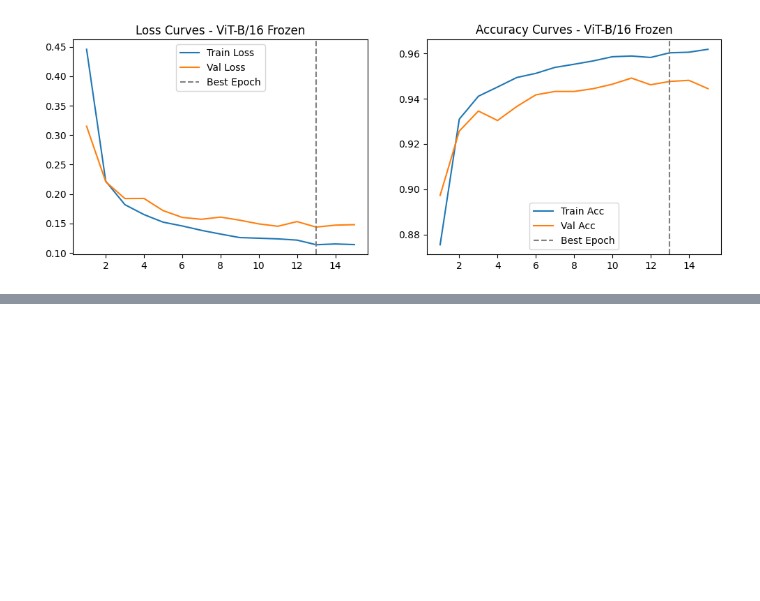
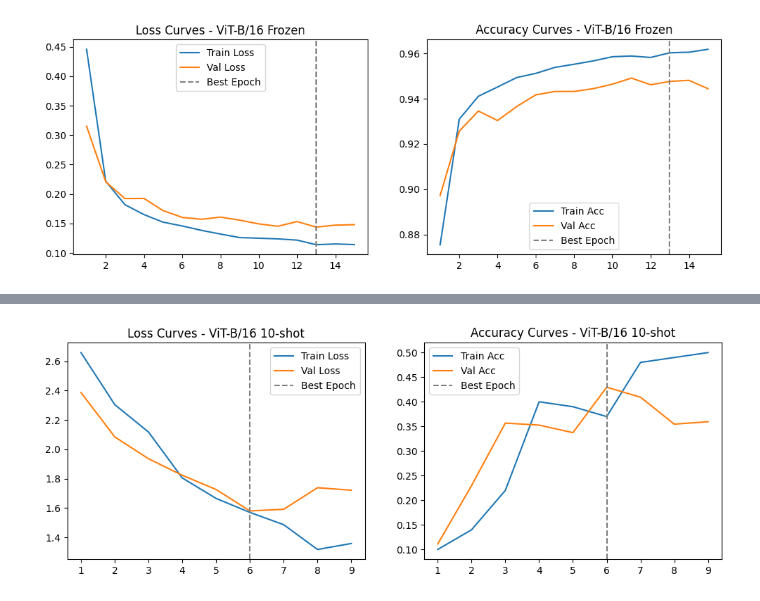
Before and after one commit to dboutzounis/Satellite-Data-Comparative-Study, a Jupyter notebook: satellite_image_classification.ipynb, the cells around one changed output, grey strips where cells are left out. Cells and saved outputs as stored; diff of their text form; code cells hidden in the pictures; blank space fills up the shorter version.

```diff
--- a/satellite_image_classification.ipynb
+++ b/satellite_image_classification.ipynb
@@ -751,0 +834,41 @@ plot_train_curves(results_vit_frozen, "ViT-B/16 Frozen")
+# %%
+batch_size_vit = 32
+
+train_10shot_vit = Subset(
+    datasets.EuroSAT(root="./data", transform=train_transform_vit),
+    train_10shot_idx,
+)
+
+train_loader_vit_10shot = DataLoader(
+    train_10shot_vit, batch_size=batch_size_vit, shuffle=True, num_workers=2
+)
+
+train_5shot_vit = Subset(
+    datasets.EuroSAT(root="./data", transform=train_transform_vit),
+    train_5shot_idx,
+)
+
+train_loader_vit_5shot = DataLoader(
+    train_5shot_vit, batch_size=batch_size_vit, shuffle=True, num_workers=2
+)
+# %%
+reproducibility()
+
+vit_10shot = models.vit_b_16(weights=models.ViT_B_16_Weights.IMAGENET1K_V1)
+in_features = vit_10shot.heads.head.in_features
+vit_10shot.heads.head = nn.Linear(in_features, num_classes)
+vit_10shot = vit_10shot.to(device)
+
+criterion = nn.CrossEntropyLoss()
+
+optimizer = optim.AdamW(vit_10shot.parameters(), 3e-4)
+
+results_vit_10shot = train_model(
+    model=vit_10shot,
+    train_loader=train_loader_vit_10shot,
+    val_loader=val_loader_vit,
+    test_loader=test_loader_vit,
+    optimizer=optimizer,
+    criterion=criterion,
+    num_epochs=10,
+)
@@ -751,0 +889,4 @@ plot_train_curves(results_vit_frozen, "ViT-B/16 Frozen")
+# %%
+plot_train_curves(results_vit_10shot, "ViT-B/16 10-shot")
+# %% [output]
+[figure, added]
```
Also changed, not shown: parts of 10 cells of this notebook.
